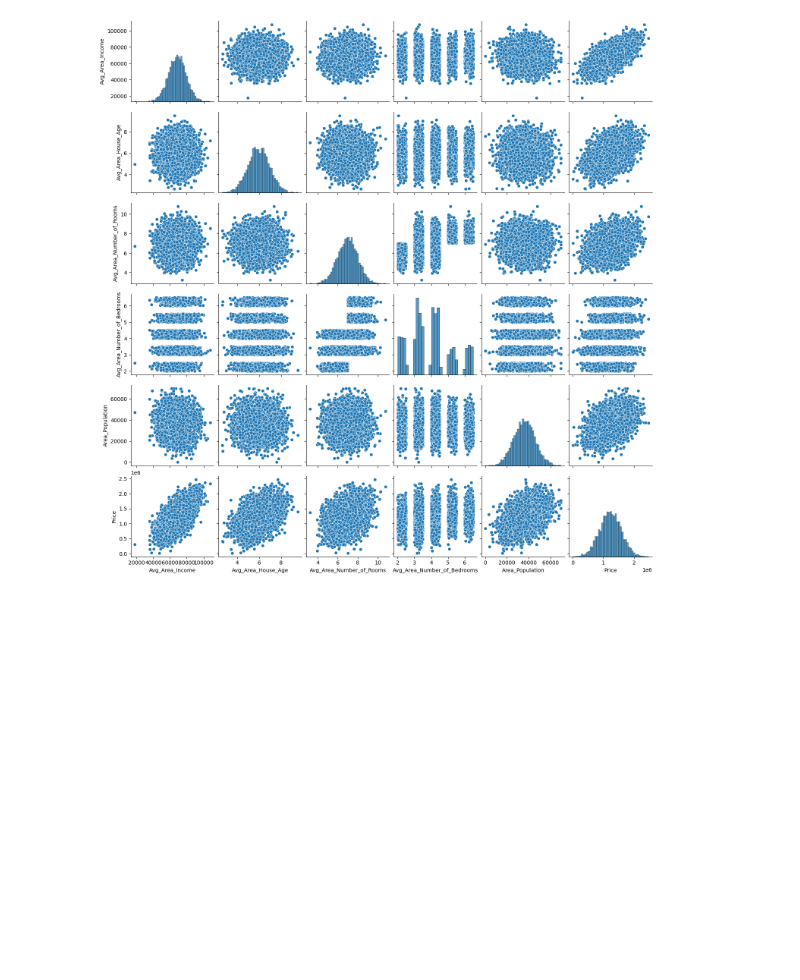
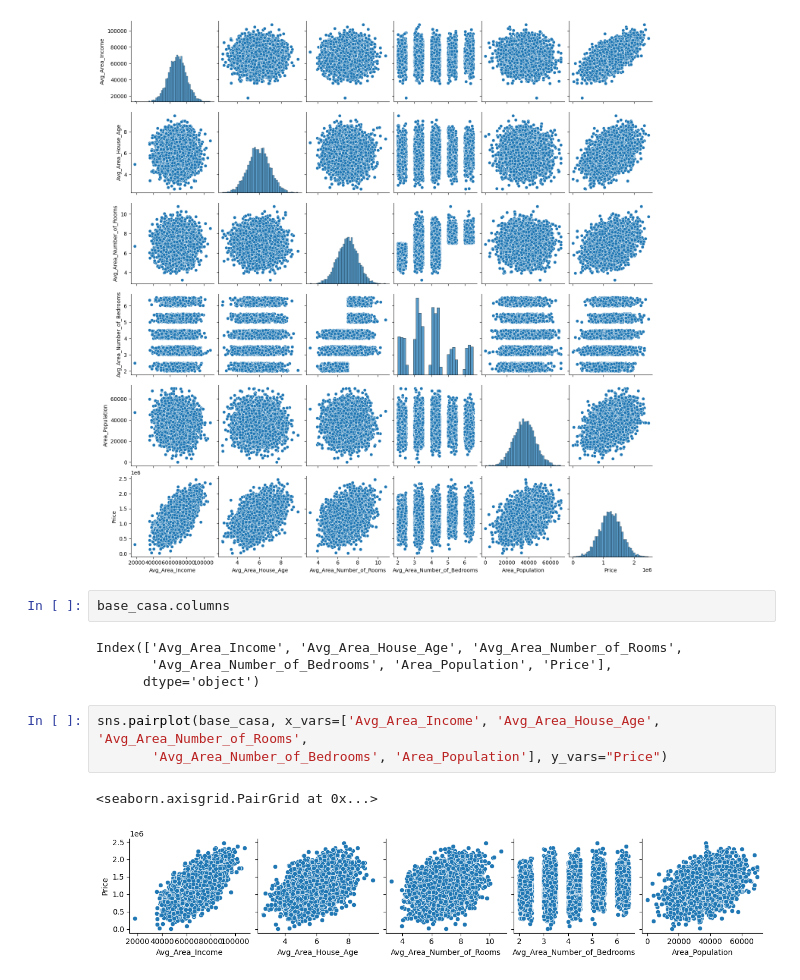
Before and after one commit to maubiazotto/estudos, a Jupyter notebook: Estudo_Regressão_linear_Kaggle.ipynb, the cells around one changed output. Drawn from its saved outputs; the diff is of its cells as text; blank space fills up the shorter version.

```diff
--- a/Estudo_Regressão_linear_Kaggle.ipynb
+++ b/Estudo_Regressão_linear_Kaggle.ipynb
@@ -118,3 +118,15 @@ sns.pairplot(base_casa)
 # %% [output]
 <seaborn.axisgrid.PairGrid at 0x...>
 [figure]
+# %%
+base_casa.columns
+# %% [output]
+Index(['Avg_Area_Income', 'Avg_Area_House_Age', 'Avg_Area_Number_of_Rooms',
+       'Avg_Area_Number_of_Bedrooms', 'Area_Population', 'Price'],
+      dtype='object')
+# %%
+sns.pairplot(base_casa, x_vars=['Avg_Area_Income', 'Avg_Area_House_Age', 'Avg_Area_Number_of_Rooms',
+       'Avg_Area_Number_of_Bedrooms', 'Area_Population'], y_vars="Price")
+# %% [output]
+<seaborn.axisgrid.PairGrid at 0x...>
+[figure, added]
```
Also changed, not shown: parts of 19 cells of this notebook.
